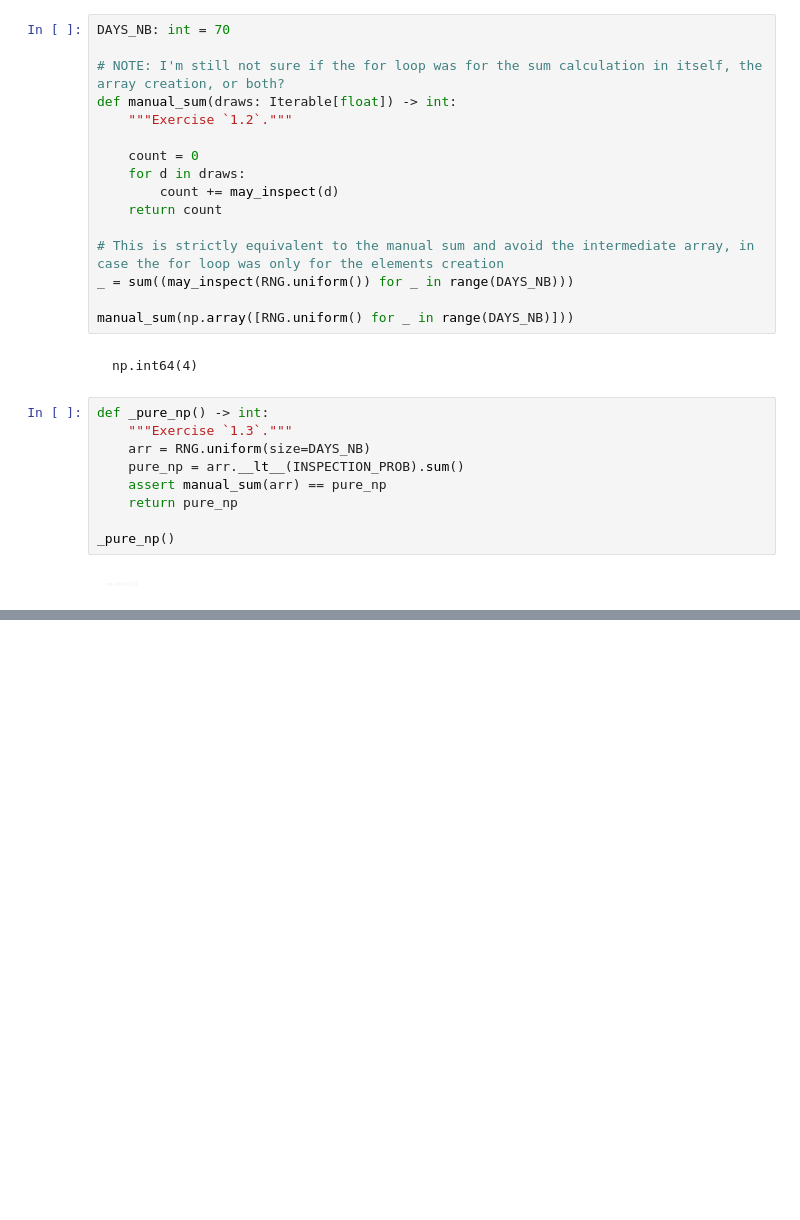
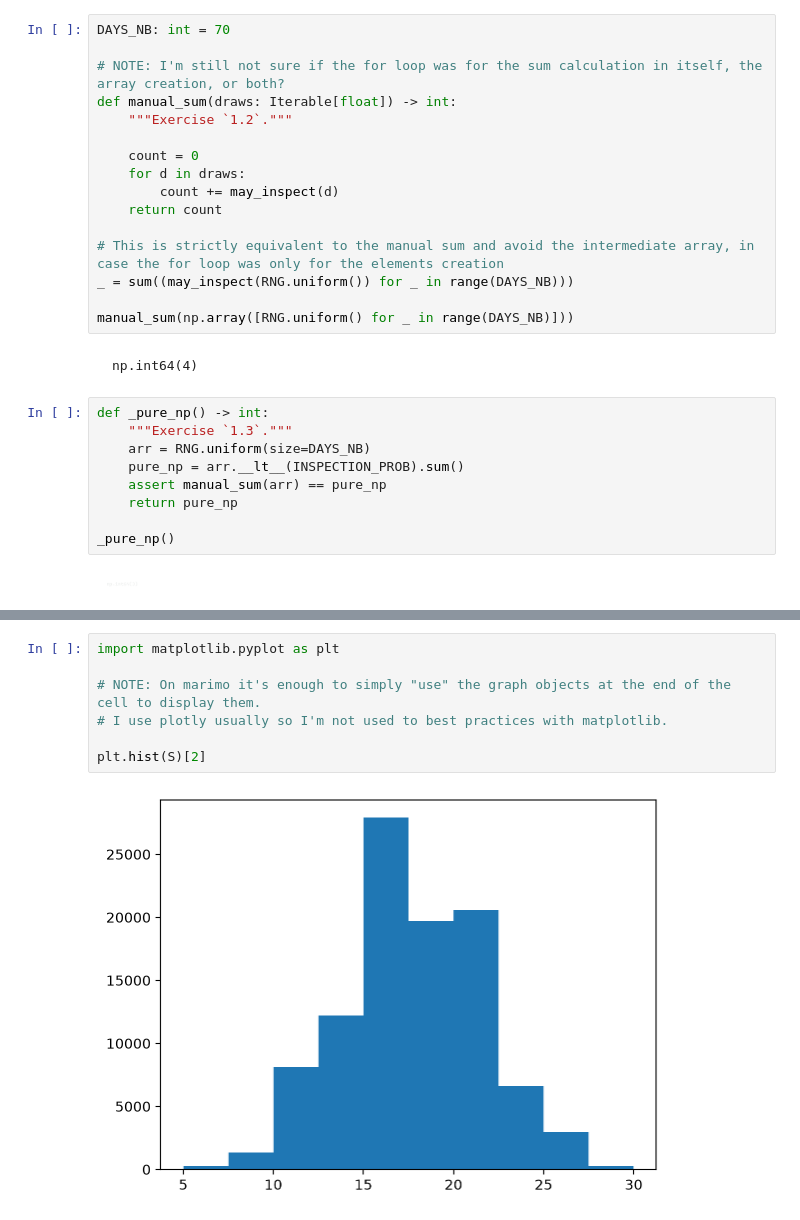
Before and after one commit to OutSquareCapital/unige-numerical-methods, a Jupyter notebook: __marimo__/assignment_4.ipynb, the cells around one changed output, grey strips where cells are left out. Drawn from its saved outputs; the diff is of its cells as text; blank space fills up the shorter version.

```diff
--- a/__marimo__/assignment_4.ipynb
+++ b/__marimo__/assignment_4.ipynb
@@ -108,0 +188,9 @@ long_run_monthly_fine()
+# %%
+import matplotlib.pyplot as plt
+
+# NOTE: On marimo it's enough to simply "use" the graph objects at the end of the cell to display them.
+# I use plotly usually so I'm not used to best practices with matplotlib.
+
+plt.hist(S)[2]
+# %% [output]
+[figure, added]
```
Also changed, not shown: parts of 10 cells of this notebook, 1 other file.
